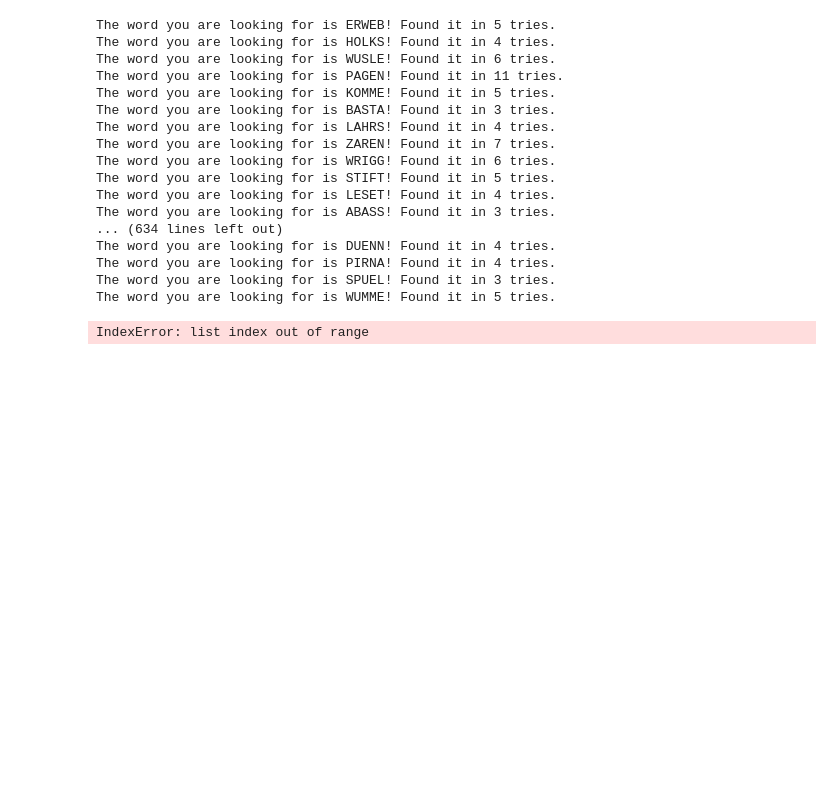
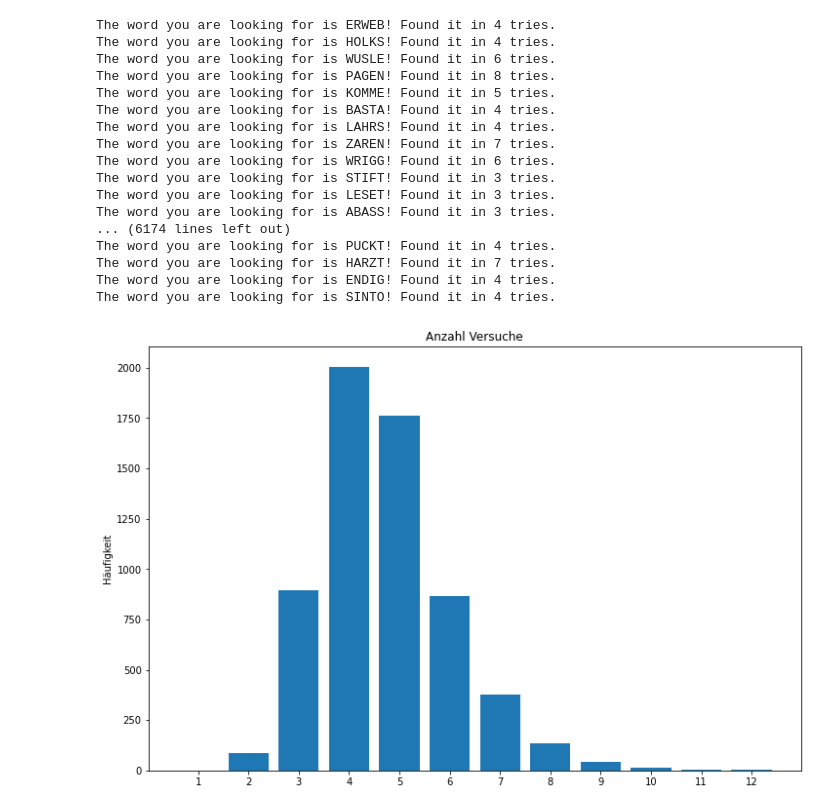
Before and after one commit to drahenprofi/BayesianWordle, a Jupyter notebook: SelfPlayingWordleGame.ipynb, the cells around one changed output. Cells and saved outputs as stored; diff of their text form; code cells hidden in the pictures; blank space fills up the shorter version.

```diff
--- a/SelfPlayingWordleGame.ipynb
+++ b/SelfPlayingWordleGame.ipynb
@@ -286,8 +289,8 @@ for word in words:
 
     model = BayesianNetwork([
         ("first", "second"),
-        ("third", "second"),
-        ("third", "forth"),
+        ("second", "third"),
+        ("forth", "third"),
         ("fifth", "forth")
     ])
 
@@ -384,21 +387,39 @@ for word in words:
     print("The word you are looking for is " + "".join(suggestion) + "! Found it in " + str(tries) + " tries. ")
     tries_all_words.append(tries)
 # %% [output]
-The word you are looking for is ERWEB! Found it in 5 tries.
+The word you are looking for is ERWEB! Found it in 4 tries.
 The word you are looking for is HOLKS! Found it in 4 tries.
 The word you are looking for is WUSLE! Found it in 6 tries.
-The word you are looking for is PAGEN! Found it in 11 tries.
+The word you are looking for is PAGEN! Found it in 8 tries.
 The word you are looking for is KOMME! Found it in 5 tries.
-The word you are looking for is BASTA! Found it in 3 tries.
+The word you are looking for is BASTA! Found it in 4 tries.
 The word you are looking for is LAHRS! Found it in 4 tries.
 The word you are looking for is ZAREN! Found it in 7 tries.
 The word you are looking for is WRIGG! Found it in 6 tries.
-The word you are looking for is STIFT! Found it in 5 tries.
-The word you are looking for is LESET! Found it in 4 tries.
+The word you are looking for is STIFT! Found it in 3 tries.
+The word you are looking for is LESET! Found it in 3 tries.
 The word you are looking for is ABASS! Found it in 3 tries.
-... (634 lines left out)
-The word you are looking for is DUENN! Found it in 4 tries.
-The word you are looking for is PIRNA! Found it in 4 tries.
-The word you are looking for is SPUEL! Found it in 3 tries.
-The word you are looking for is WUMME! Found it in 5 tries.
+... (6174 lines left out)
+The word you are looking for is PUCKT! Found it in 4 tries.
+The word you are looking for is HARZT! Found it in 7 tries.
+The word you are looking for is ENDIG! Found it in 4 tries.
+The word you are looking for is SINTO! Found it in 4 tries.
-IndexError: list index out of range
+# %%
+import matplotlib.pyplot as plt
+
+data = [[x,tries_all_words.count(x)] for x in set(tries_all_words)]
+
+fig, axs = plt.subplots(1)
+fig.set_size_inches(12, 8)
+
+x = [item[0] for item in data]
+y = [item[1] for item in data]
+
+p = axs.bar(x, y)
+axs.set_xticks(x, labels=x)
+axs.set_ylabel("Häufigkeit")
+axs.set_title("Anzahl Versuche")
+
+plt.savefig("AnzahlVersucheAdvancedNetwork.png", transparent=True)
+# %% [output]
+[figure, added]
```
Also changed, not shown: parts of 3 cells of this notebook, 9 other files.
